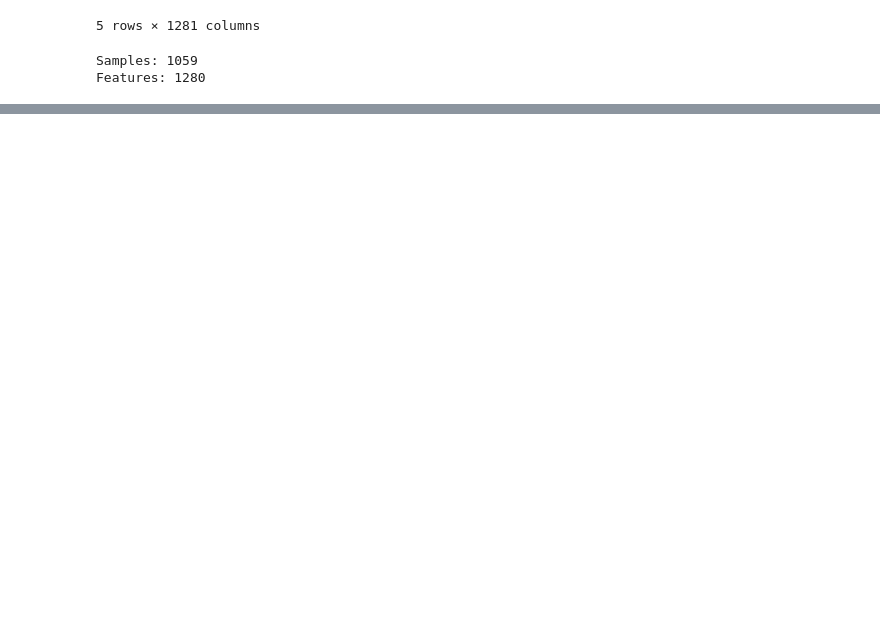
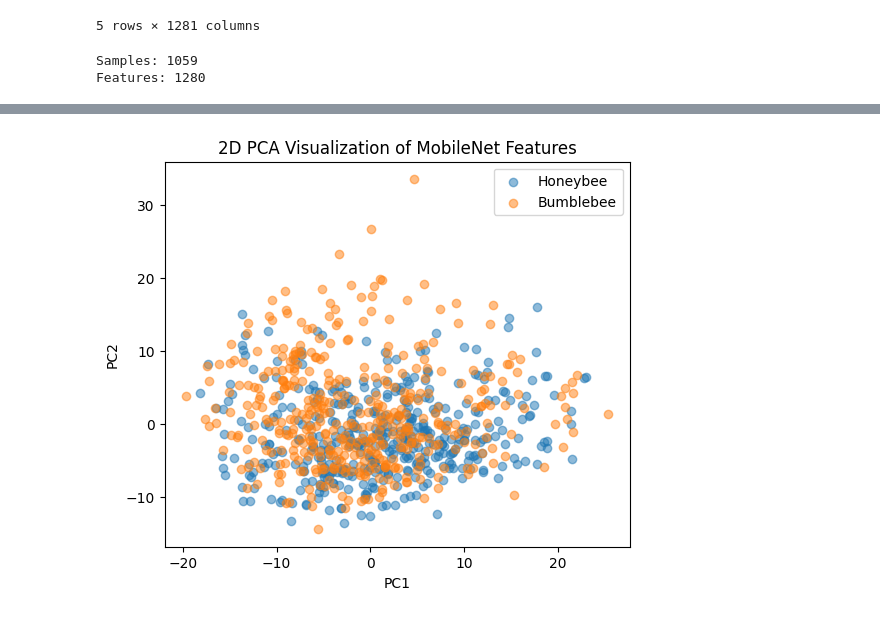
Before and after one commit to mireillemaher/honeybee-detect-ML-, a Jupyter notebook: notebooks/training2.ipynb, the cells around one changed output, grey strips where cells are left out. Saved outputs shown, nothing was run; the diff lists cells and outputs as text; code cells hidden in the pictures; blank space fills up the shorter version.

```diff
--- a/notebooks/training2.ipynb
+++ b/notebooks/training2.ipynb
@@ -215,11 +163,0 @@ plt.show()
-# %%
-#SVM CLASSIFIER
-
-
-svm = SVC(kernel="rbf", C=10, gamma="scale")
-svm.fit(X_train, y_train)
-
-y_pred = svm.predict(X_test)
-
-print("Accuracy:", accuracy_score(y_test, y_pred))
-print(classification_report(y_test, y_pred))
@@ -235,0 +164,8 @@ weighted avg       0.66      0.66      0.66       331
+# %%
+df = pd.read_csv("mobilenet_features_train.csv")
+X = df.drop("label", axis=1).values
+y = df["label"].values
+
+X_train, X_test, y_train, y_test = train_test_split(
+    X, y, test_size=0.2, random_state=42, stratify=y
+)
@@ -235,0 +224,14 @@ weighted avg       0.66      0.66      0.66       331
+# %%
+pca_2d = PCA(n_components=2, random_state=42)
+X_2d = pca_2d.fit_transform(X_train_scaled)
+
+plt.figure(figsize=(6, 5))
+plt.scatter(X_2d[y_train == 0, 0], X_2d[y_train == 0, 1], alpha=0.5, label="Honeybee")
+plt.scatter(X_2d[y_train == 1, 0], X_2d[y_train == 1, 1], alpha=0.5, label="Bumblebee")
+plt.legend()
+plt.title("2D PCA Visualization of MobileNet Features")
+plt.xlabel("PC1")
+plt.ylabel("PC2")
+plt.show()
+# %% [output]
+[figure, added]
```
Also changed, not shown: parts of 28 cells of this notebook, 1 other file.
